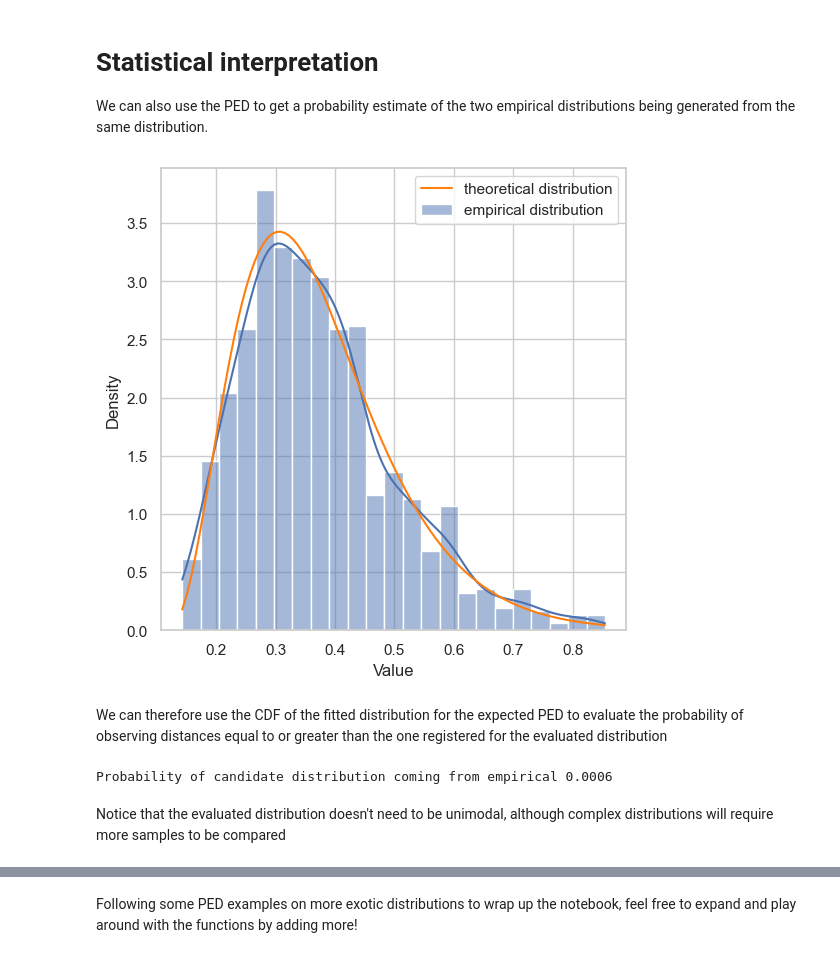
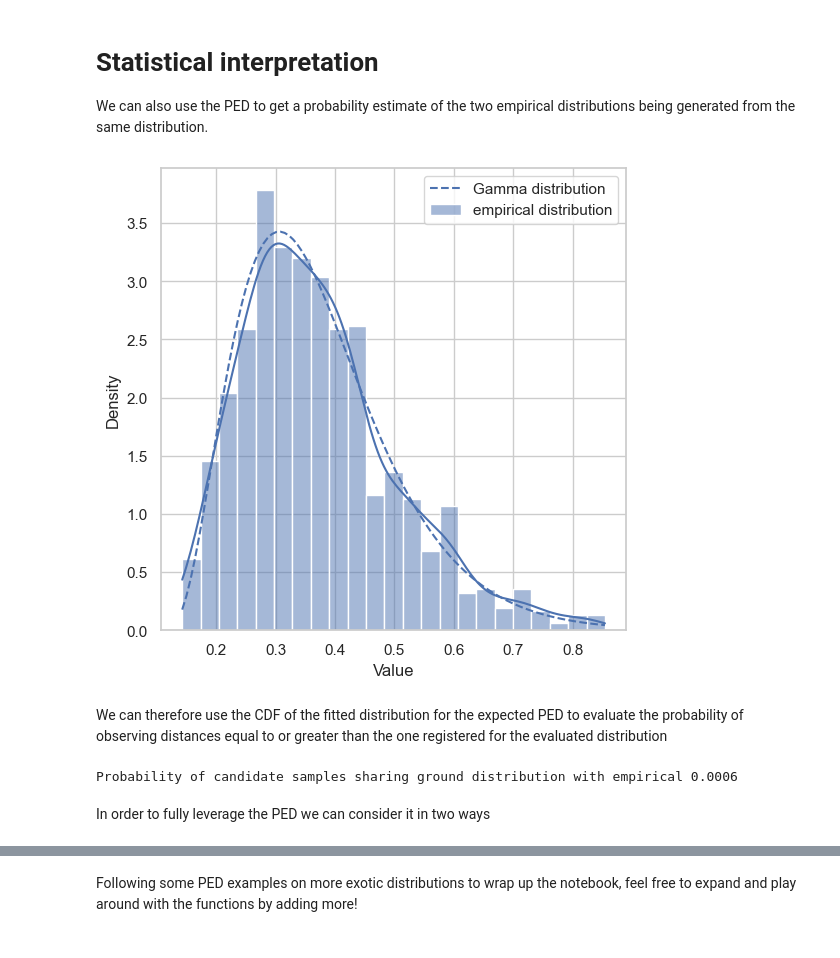
Before and after one commit to lazzaronico/cytobench, a Jupyter notebook: 1 understanding PED.ipynb, the cells around one changed output, grey strips where cells are left out. Cells and saved outputs as stored; diff of their text form; code cells hidden in the pictures.

```diff
--- a/1 understanding PED.ipynb
+++ b/1 understanding PED.ipynb
@@ -129,7 +131,7 @@ We can also use the PED to get a probability estimate of the two empirical distr
 # %%
 def distances_distribution(samples, n_bootstrap = 1000):
     '''
-    bootstrap pointwise empirical distances of an empirical distribution with respect to itself bootstrapped;
+    bootstrap pointwise empirical divergence of an empirical distribution with respect to itself bootstrapped;
     return the resulting distances distribution, alongside the computed theoretical distribution
     '''
     # gather empirical PEDs
@@ -140,32 +142,32 @@ def distances_distribution(samples, n_bootstrap = 1000):
         ) for i in range(n_bootstrap)
     ])
 
-    # in general these can be well approximated by a Gamma
-    theoretical_distribution = scipy.stats.gamma(*scipy.stats.gamma.fit(peds))
+    # we approximate these with a Gamma distribution to reduce the number of bootstraps required
+    gamma_distribution = scipy.stats.gamma(*scipy.stats.gamma.fit(peds))
 
     # return empirical and theoretical distribution
-    return peds, theoretical_distribution
+    return peds, gamma_distribution
 # %%
-# compute empirical and theoretical distribution
+# compute empirical and Gamma distribution
 peds, dist = distances_distribution(reference_distribution)
 
 # plot empirical vs theoretical
 plt.figure(figsize=(figsize, figsize))
 
 # empirical distribution
-sns.histplot(peds, stat='density', kde=True, label='empirical distribution')
+sns.histplot(peds, stat='density', kde=True, label='empirical distribution', alpha=.5)
 
 # theoretical distribution
 x = np.linspace(min(peds), max(peds), 100)
-plt.plot(x, dist.pdf(x), label='theoretical distribution', color='#ff7f0e')
+plt.plot(x, dist.pdf(x), label='Gamma distribution', color='#4c72b0', linestyle='--')
 
 # label and plot
 plt.xlabel('Value')
 plt.ylabel('Density')
 plt.legend()
 plt.show()
 # %% [output]
-[figure, old version]
+[figure, new version]
 # %% [markdown]
 We can therefore use the CDF of the fitted distribution for the expected PED to evaluate the probability of observing distances equal to or greater than the one registered for the evaluated distribution
 # %%
@@ -173,6 +175,6 @@ We can therefore use the CDF of the fitted distribution for the expected PED to
 pval = 1 - dist.cdf(compute_ped(reference_distribution, evaluated_distribution))
 print(f'Probability of candidate samples sharing ground distribution with empirical {pval:.4f}')
 # %% [output]
-Probability of candidate distribution coming from empirical 0.0006
+Probability of candidate samples sharing ground distribution with empirical 0.0006
 # %% [markdown]
-Notice that the evaluated distribution doesn't need to be unimodal, although complex distributions will require more samples to be compared
+In order to fully leverage the PED we can consider it in two ways
```
Also changed, not shown: parts of 10 cells of this notebook.
